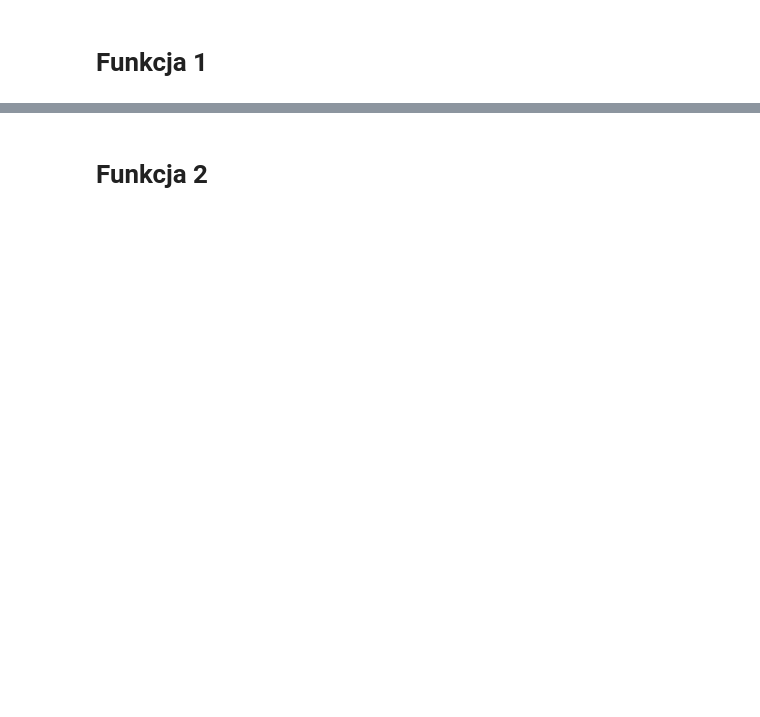
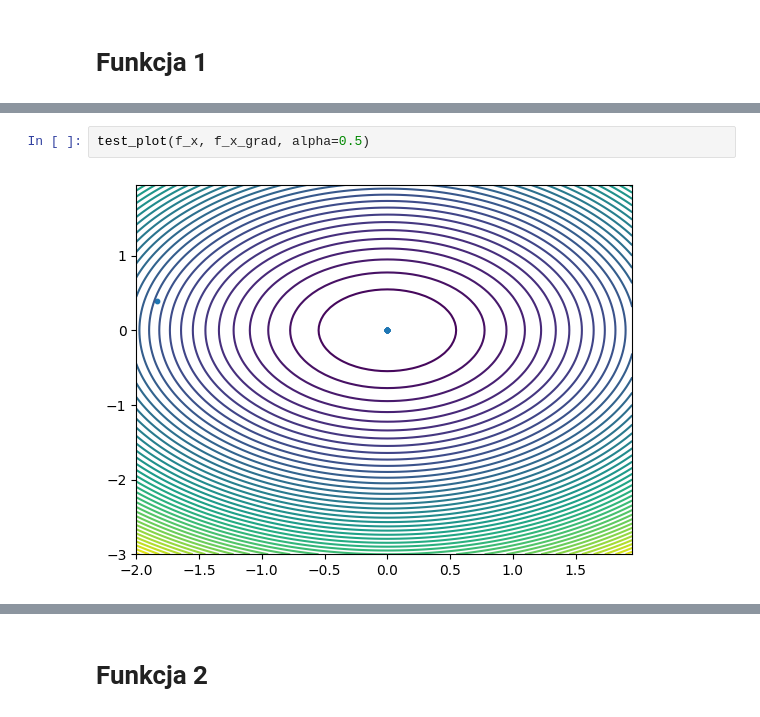
Before and after one commit to gwardasz/wsi-lab, a Jupyter notebook: zadanie_1b.ipynb, the cells around one changed output, grey strips where cells are left out. Saved outputs shown, nothing was run; the diff lists cells and outputs as text; blank space fills up the shorter version.

```diff
--- a/zadanie_1b.ipynb
+++ b/zadanie_1b.ipynb
@@ -104,0 +201,4 @@ class SimpleGradientDescent:
+# %%
+test_plot(f_x, f_x_grad, alpha=0.5)
+# %% [output]
+[figure, added]
```
Also changed, not shown: parts of 20 cells of this notebook.
